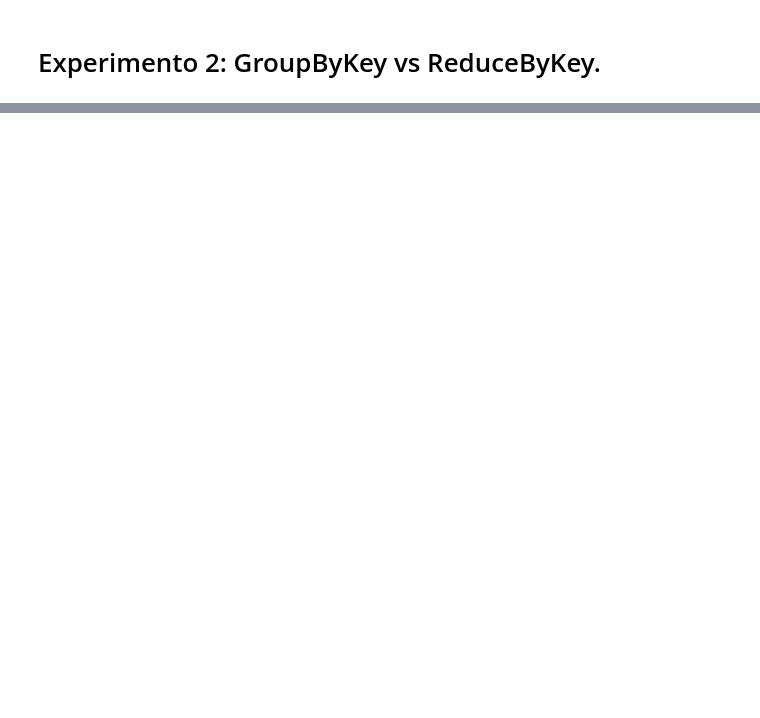
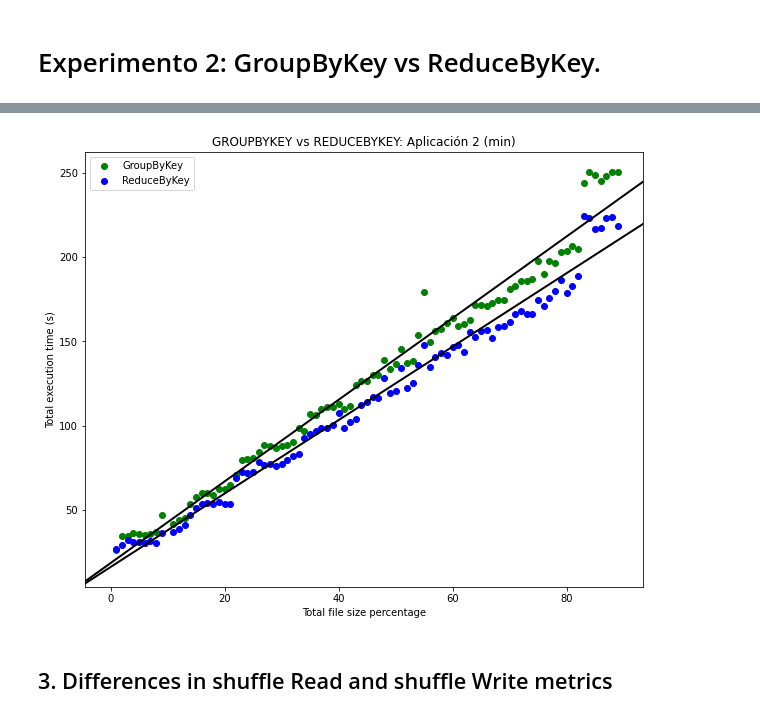
Before and after one commit to sargar19/trabajo-fin-de-grado, a Jupyter notebook: notebooks/Experimento 2.ipynb, the cells around one changed output, grey strips where cells are left out. Saved outputs shown, nothing was run; the diff lists cells and outputs as text; code cells hidden in the pictures; blank space fills up the shorter version.

```diff
--- a/notebooks/Experimento 2.ipynb
+++ b/notebooks/Experimento 2.ipynb
@@ -113,0 +125,18 @@ plt.show()
+# %%
+# Correlación lineal entre las dos variables
+corr_test = pearsonr(x = x_1, y =  y_1)
+print("Coeficiente de correlación de Pearson: ", corr_test[0])
+print("P-value: ", corr_test[1])
+
+print('============================== MODELO ===================================')
+
+# Creación del modelo
+modelo_1 = LinearRegression()
+modelo_1.fit(X = x_1.array.reshape(-1,1), y = y_1)
+
+
+# Información del modelo
+print("Pendiente:", modelo_1.coef_.flatten()[0])
+print("Coeficiente:", modelo_1.intercept_)
+print('=========================================================================')
+print("Coeficiente de determinación R^2:", modelo_1.score(x_1.array.reshape(-1,1), y_1))
@@ -113,0 +151,18 @@ plt.show()
+# %%
+# Correlación lineal entre las dos variables
+corr_test = pearsonr(x = x_2, y =  y_2)
+print("Coeficiente de correlación de Pearson: ", corr_test[0])
+print("P-value: ", corr_test[1])
+
+print('============================== MODELO ===================================')
+
+# Creación del modelo
+modelo_2 = LinearRegression()
+modelo_2.fit(X = x_2.array.reshape(-1,1), y = y_2)
+
+
+# Información del modelo
+print("Pendiente:", modelo_2.coef_.flatten()[0])
+print("Coeficiente:", modelo_2.intercept_)
+print('=========================================================================')
+print("Coeficiente de determinación R^2:", modelo_2.score(x_2.array.reshape(-1,1), y_2))
@@ -114,16 +177,24 @@ plt.show()
 # %%
 plt.figure(figsize=(10,8))
 plt.scatter(x_1, y_1, marker = 'o', color = 'green')
 plt.scatter(x_2, y_2, marker = 'o', color = 'blue')
+
+#legend
 plt.legend({'GroupByKey','ReduceByKey'})
+
+#regression
 plt.axline((0,modelo_1.intercept_), slope=modelo_1.coef_.flatten()[0], color='black', linewidth=2)
 plt.axline((0,modelo_2.intercept_), slope=modelo_2.coef_.flatten()[0], color='black', linewidth=2)
 
 #axis
 plt.xlabel('Total file size percentage')
 plt.ylabel('Total execution time (s)')
 
 #title
-plt.title('GROUPBYKEY vs REDUCEBYKEY')
+plt.title('GROUPBYKEY vs REDUCEBYKEY: Aplicación 2 (min)')
 
 plt.show()
+# %% [output]
+[figure, added]
+# %% [markdown]
+## 3. Differences in shuffle Read and shuffle Write metrics
```
Also changed, not shown: parts of 17 cells of this notebook.
